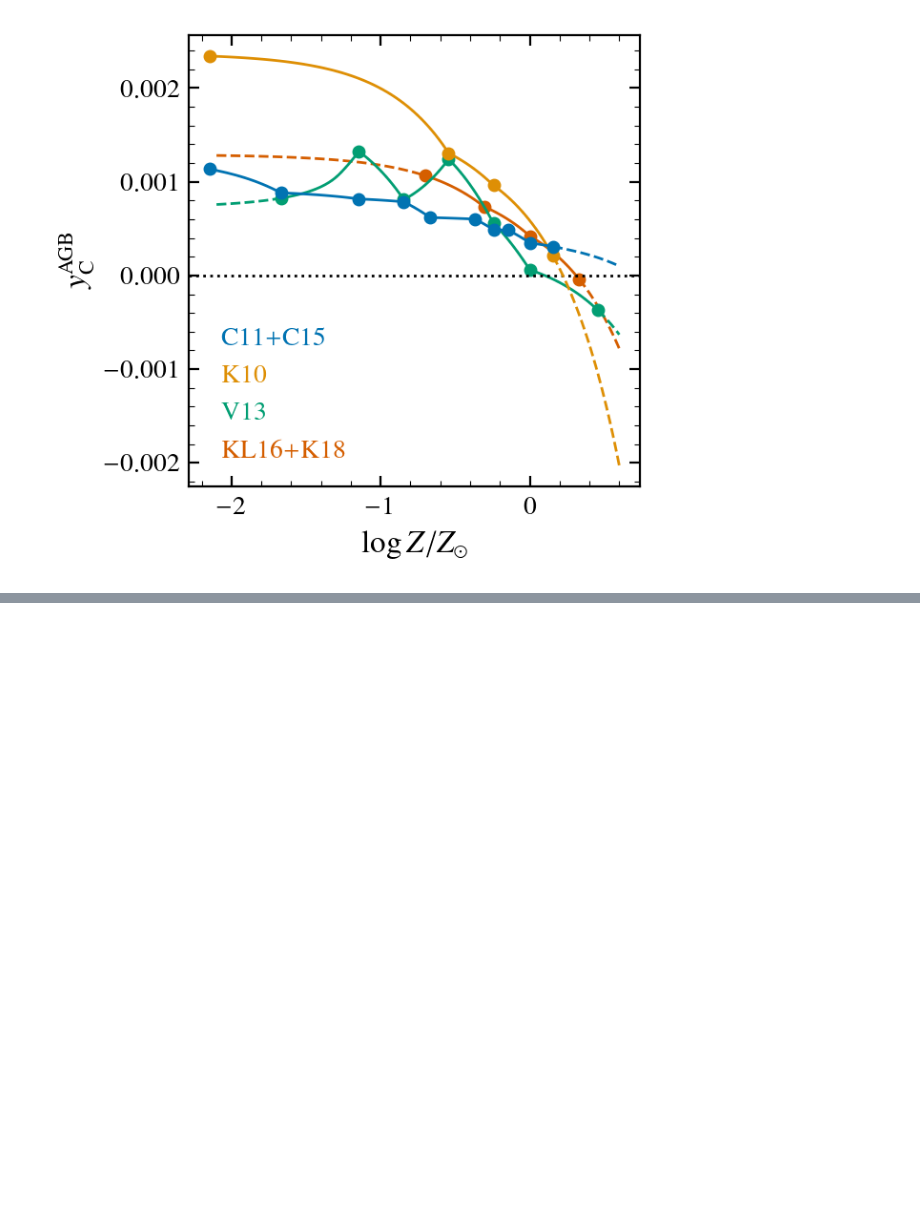
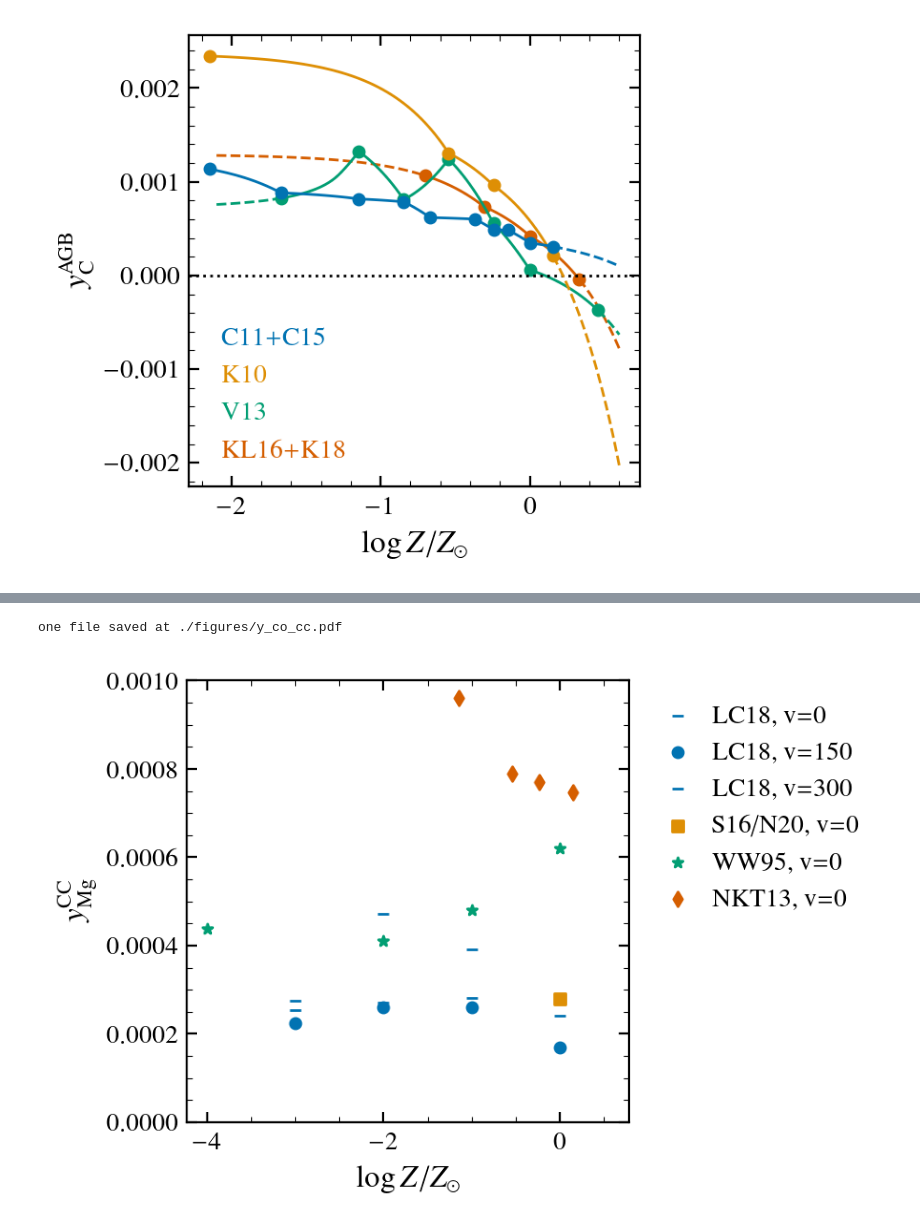
Before and after one commit to aeyobd/surp, a Jupyter notebook: carbon_paper/arya_test.ipynb, the cells around one changed output, grey strips where cells are left out. Saved outputs shown, nothing was run; the diff lists cells and outputs as text; code cells hidden in the pictures; blank space fills up the shorter version.

```diff
--- a/carbon_paper/arya_test.ipynb
+++ b/carbon_paper/arya_test.ipynb
@@ -291,0 +438,78 @@ one file saved at ./figures/y_agb_vs_z.pdf
+# %%
+colors = arya.style.COLORS
+# some studies have -inf values, which are ignored
+
+sp = arya.Subplot()
+
+allowed_MoverH = {
+    "LC18": [-3, -2, -1, 0],
+    "S16/N20": [0],
+    #"CL13": [0],
+    "NKT13": [-1.15, -0.54, -0.24, 0.15, 0.55],
+    #"CL04": [-np.inf, -4, -2, -1, -0.37, 0.15],
+    "WW95": [-4, -2, -1, 0]
+    }
+
+allowed_rotations = {
+    "LC18": [0, 150, 300],
+    "S16/N20": [0],
+    "CL13": [0, 300],
+    "NKT13": [0],
+    "CL04": [0],
+    "WW95": [0]
+}
+
+M_max = {
+    "LC18": 120,
+    "S16/N20": 120,
+    "NKT13": 40,
+    "WW95": 40,
+    "CL04": 35,
+    "CL13": 120,
+}
+
+ccsne_studies = ["LC18", "S16/N20", "WW95","NKT13"]
+
+N = len(ccsne_studies)
+
+
+for i in range(N):
+    study=ccsne_studies[i]
+    metalicities = allowed_MoverH[study]
+    rotations = allowed_rotations[study]
+    m_upper = M_max[study]
+
+    for j in range(len(rotations)):
+        rotation = rotations[j]
+        y = [vice.yields.ccsne.fractional('mg', study=study, MoverH=metalicity,
+            rotation=rotation, m_upper=m_upper)[0]
+             for metalicity in metalicities]
+
+        Z = list(map(lambda x: 10**x, metalicities))
+        if rotation == 0:
+            marker = ["_", "s", "*", "d"][i]
+        elif rotation == 150:
+            marker="o"
+        elif rotation == 300:
+            marker="_"
+        plt.scatter(np.log10(Z), y, color=colors[i], label=f"{study}, v={rotation}", marker=marker)
+
+
+plt.ylim(0, 0.001)
+
+#plt.legend(bbox_to_anchor=(1,1), loc="upper left")
+
+
+
+plt.legend(bbox_to_anchor=(1,1), loc="upper left")
+
+#x = np.linspace(-4, 1)
+#y = y_cc(0.014*10**x)
+#plt.plot(x, y)
+plt.xlabel(r"$\log Z/Z_\odot$")
+plt.ylabel(r"$y_{\rm Mg}^{\rm CC}$")
+
+sp.save("y_co_cc.pdf")
+# %% [output]
+one file saved at ./figures/y_co_cc.pdf
+[figure, added]
```
Also changed, not shown: parts of 15 cells of this notebook, 2 other files.
